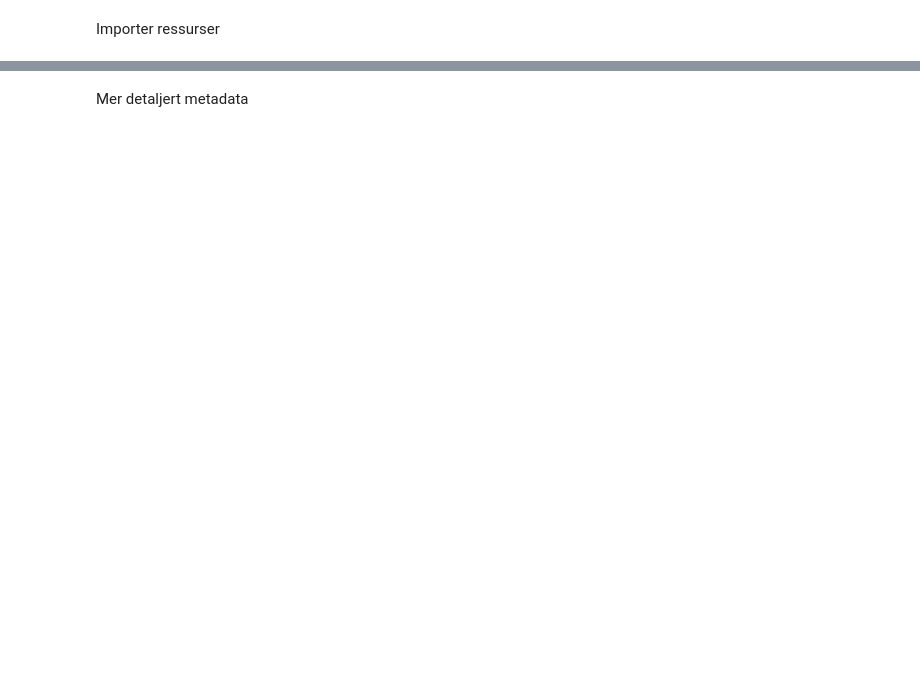
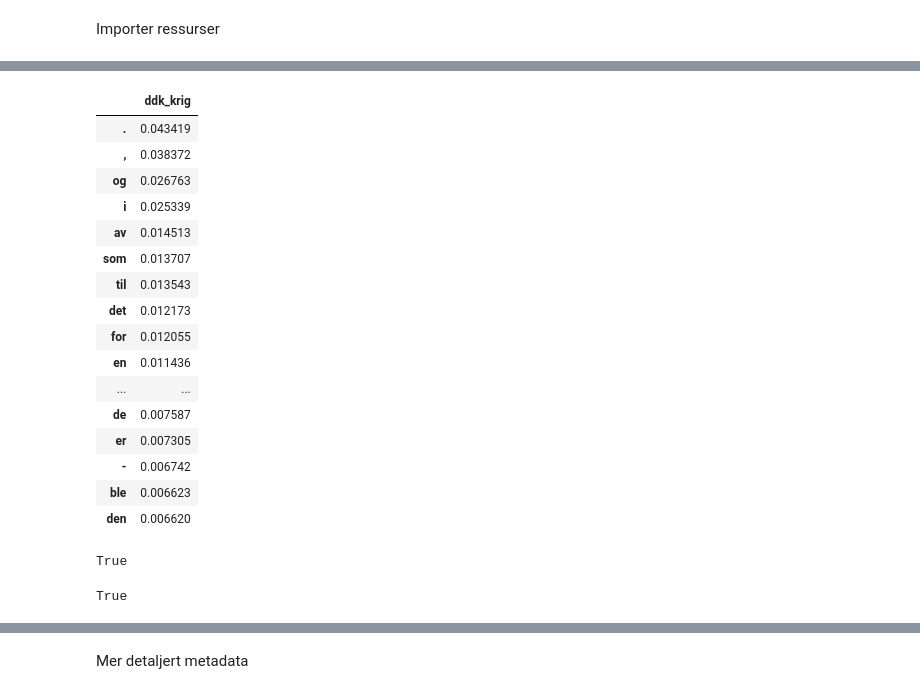
Before and after one commit to Yoonsen/Oslomet, a Jupyter notebook: 04 OsloMet_Forskjeller_BIB3240_oktober_2020.ipynb, the cells around one changed output, grey strips where cells are left out. Saved outputs shown, nothing was run; the diff lists cells and outputs as text; code cells hidden in the pictures; blank space fills up the shorter version.

```diff
--- a/04 OsloMet_Forskjeller_BIB3240_oktober_2020.ipynb
+++ b/04 OsloMet_Forskjeller_BIB3240_oktober_2020.ipynb
@@ -14,3 +14,6 @@ import mods_meta as mm
 import pandas as pd
 # %%
 mu.css()
+# %%
+ddk_krig = nb.book_urn(ddk='355%', period = (1990, 2010), limit=50)
+ddk_krig
@@ -16,0 +60,30 @@ mu.css()
+# %%
+ddk_krig = nb.frame(nb.aggregate_urns(ddk_krig), 'ddk_krig')
+# %%
+nb.frame_sort(ddk_krig).head(20)
+# %% [output]
+|  | ddk_krig |
+| . | 0.043419 |
+| , | 0.038372 |
+| og | 0.026763 |
+| i | 0.025339 |
+| av | 0.014513 |
+| som | 0.013707 |
+| til | 0.013543 |
+| det | 0.012173 |
+| for | 0.012055 |
+| en | 0.011436 |
+| ... | ... |
+| de | 0.007587 |
+| er | 0.007305 |
+| - | 0.006742 |
+| ble | 0.006623 |
+| den | 0.006620 |
+# %%
+nb.normalize_corpus_dataframe(tot)
+# %% [output]
+True
+# %%
+nb.normalize_corpus_dataframe(ddk_krig)
+# %% [output]
+True
```
Also changed, not shown: parts of 12 cells of this notebook, 1 other file.
